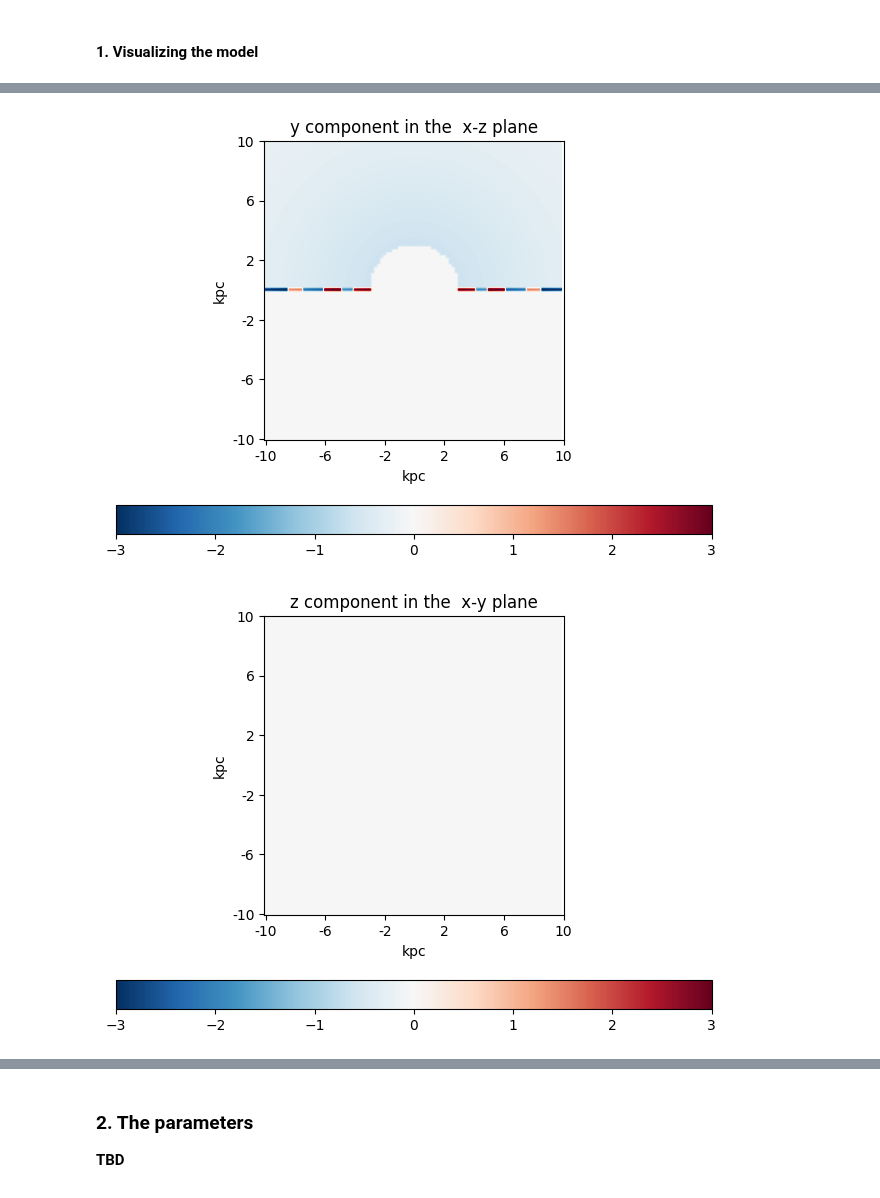
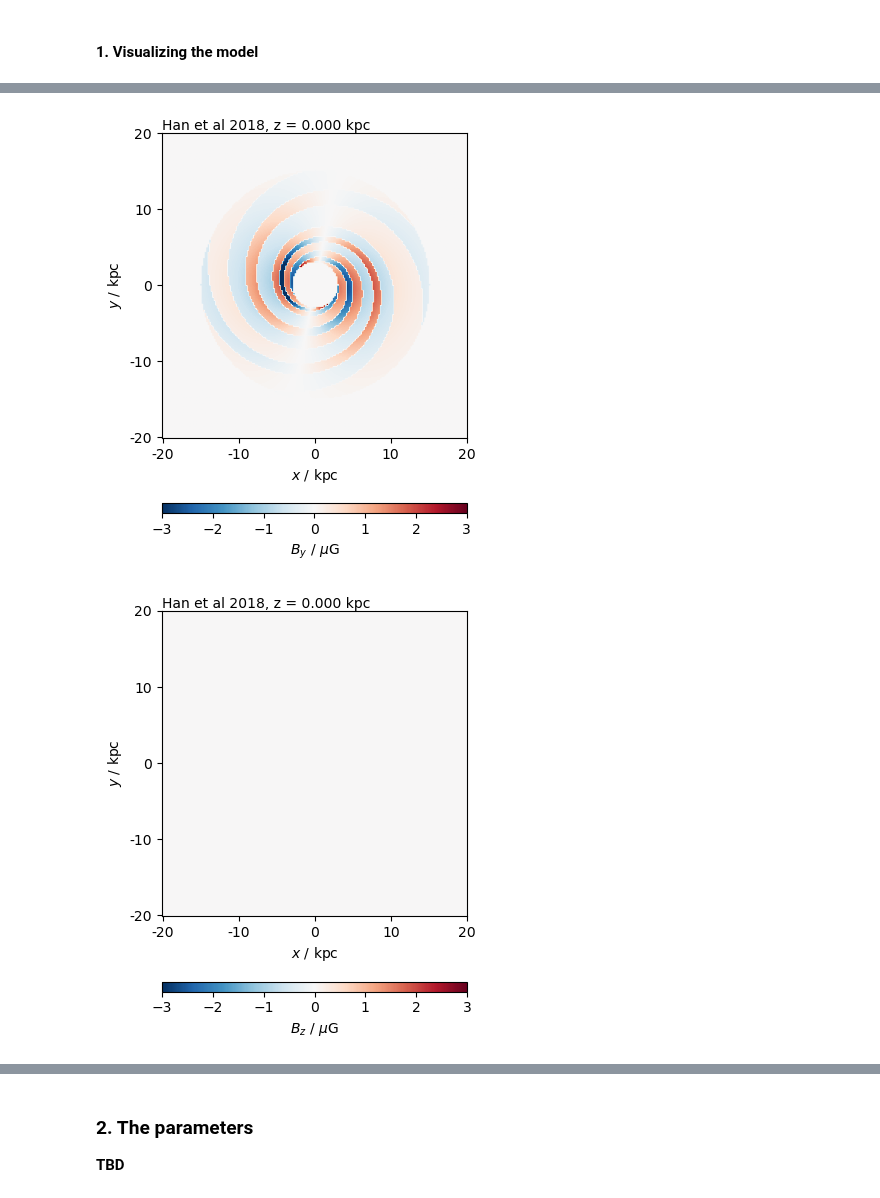
Before and after one commit to rafaelab/imagine-models, a Jupyter notebook: demos/python/model_examples/han_demo.ipynb, the cells around one changed output, grey strips where cells are left out. Saved outputs shown, nothing was run; the diff lists cells and outputs as text; code cells hidden in the pictures.

```diff
--- a/demos/python/model_examples/han_demo.ipynb
+++ b/demos/python/model_examples/han_demo.ipynb
@@ -62,8 +26,8 @@ plotting_convenience(model_on_grid, 0, 2, shape, refpoint, increment)
 # %%
-plotting_convenience(model_on_grid, 1, 2, shape, refpoint, increment)
+plot_slice(model_on_grid, 1, 2, shape, refpoint, increment, vmin, vmax, field_name='Han et al 2018')
 # %% [output]
-[figure, old version]
+[figure, new version]
-# %%
-plotting_convenience(model_on_grid, 2, 2, shape, refpoint, increment)
-# %% [output]
-[figure, removed]
+# %%
+plot_slice(model_on_grid, 2, 2, shape, refpoint, increment, vmin, vmax, field_name='Han et al 2018')
+# %% [output]
+[figure, added]
```
Also changed, not shown: parts of 9 cells of this notebook, 2 other files.
